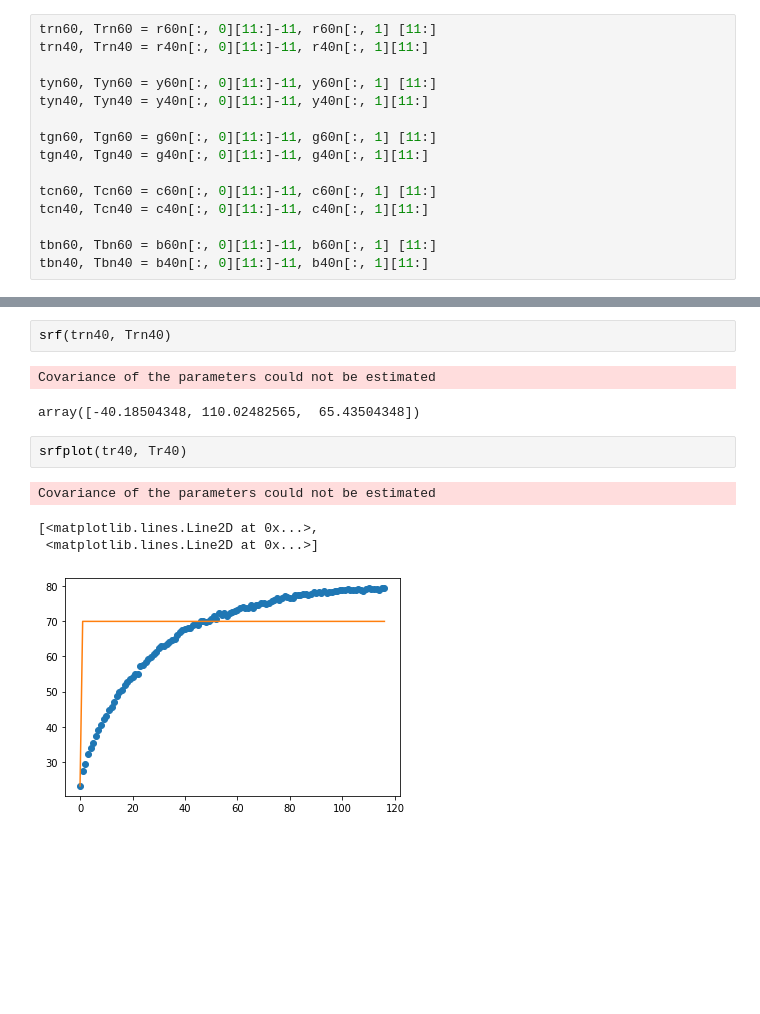
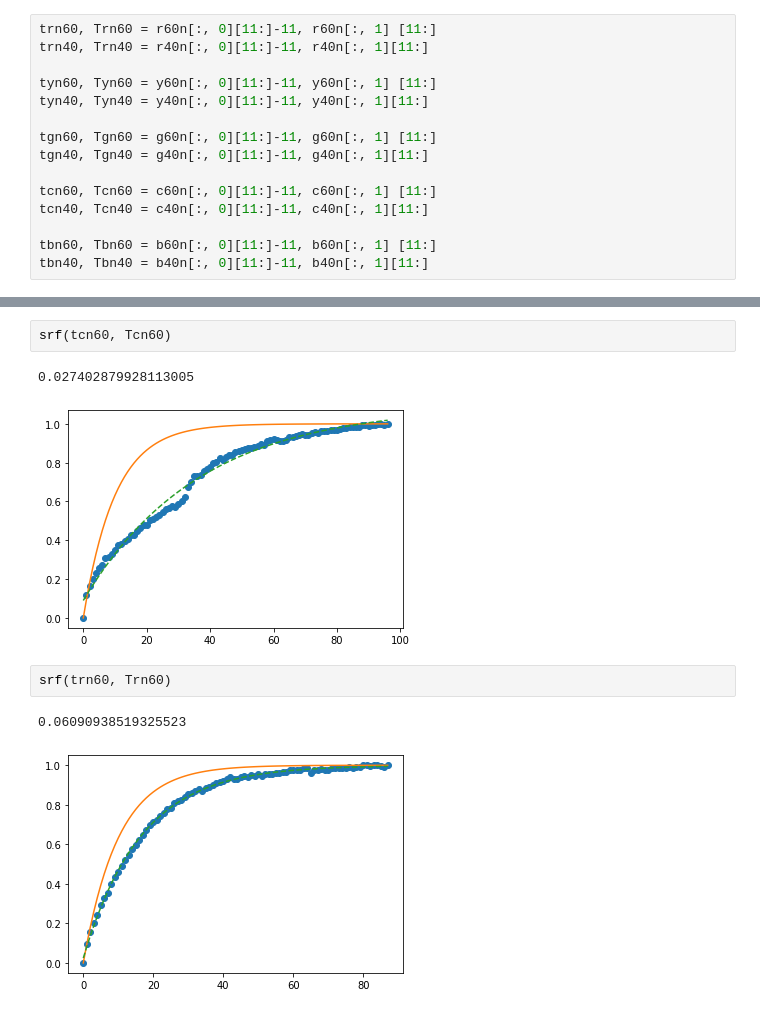
Before and after one commit to salarbalou/Experimetal_Resulsts, a Jupyter notebook: Light_to_Heat_conversion.ipynb, the cells around one changed output, grey strips where cells are left out. Cells and saved outputs as stored; diff of their text form; blank space fills up the shorter version.

```diff
--- a/Light_to_Heat_conversion.ipynb
+++ b/Light_to_Heat_conversion.ipynb
@@ -428,15 +419,13 @@ def srfplot(t, T):
-# %%
-srf(trn40, Trn40)
-# %% [output]
-Covariance of the parameters could not be estimated
-array([-40.18504348, 110.02482565,  65.43504348])
-# %%
-srfplot(tr40, Tr40)
-# %% [output]
-Covariance of the parameters could not be estimated
-[<matplotlib.lines.Line2D at 0x...>,
- <matplotlib.lines.Line2D at 0x...>]
-[figure, removed]
+# %%
+srf(tcn60, Tcn60)
+# %% [output]
+0.027402879928113005
+[figure, added]
+# %%
+srf(trn60, Trn60)
+# %% [output]
+0.06090938519325523
+[figure, added]
 # %%
 t = [tb40, tb60, tc40, tc60, tg40, tg60, ty40, ty60, tr40, tr60]
 T = [Tb40, Tb60, Tc40, Tc60, Tg40, Tg60, Ty40, Ty60, Tr40, Tr60]
```
Also changed, not shown: parts of 10 cells of this notebook.
